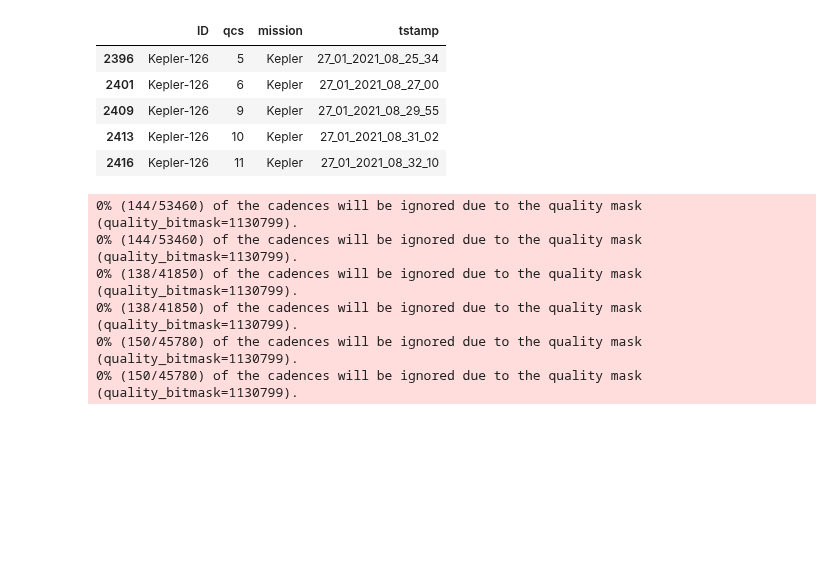
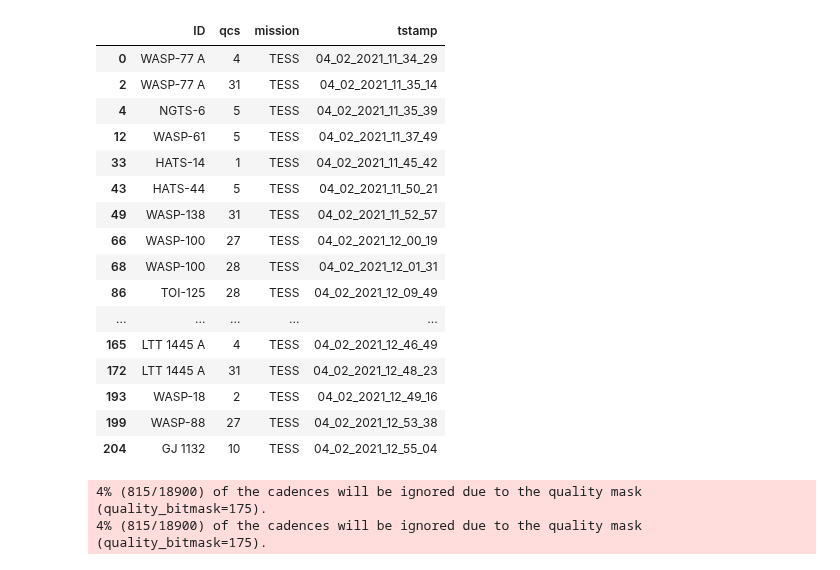
Before and after one commit to ekaterinailin/flaring-spi, a Jupyter notebook: notebooks/inspect_flare.ipynb, the cells around one changed output. Saved outputs shown, nothing was run; the diff lists cells and outputs as text; code cells hidden in the pictures; blank space fills up the shorter version.

```diff
--- a/notebooks/inspect_flare.ipynb
+++ b/notebooks/inspect_flare.ipynb
@@ -14,15 +29,27 @@ f.shape, ff.dropna().shape
 # %%
 gf = f[["ID","qcs","mission",'tstamp']].drop_duplicates(subset=["ID","qcs","mission"])
-gf.tail()
-# %% [output]
-|  | ID | qcs | mission | tstamp |
-| 2396 | Kepler-126 | 5 | Kepler | 27_01_2021_08_25_34 |
-| 2401 | Kepler-126 | 6 | Kepler | 27_01_2021_08_27_00 |
-| 2409 | Kepler-126 | 9 | Kepler | 27_01_2021_08_29_55 |
-| 2413 | Kepler-126 | 10 | Kepler | 27_01_2021_08_31_02 |
-| 2416 | Kepler-126 | 11 | Kepler | 27_01_2021_08_32_10 |
+# %%
+gf
+# %% [output]
+|  | ID | qcs | mission | tstamp |
+| 0 | WASP-77 A | 4 | TESS | 04_02_2021_11_34_29 |
+| 2 | WASP-77 A | 31 | TESS | 04_02_2021_11_35_14 |
+| 4 | NGTS-6 | 5 | TESS | 04_02_2021_11_35_39 |
+| 12 | WASP-61 | 5 | TESS | 04_02_2021_11_37_49 |
+| 33 | HATS-14 | 1 | TESS | 04_02_2021_11_45_42 |
+| 43 | HATS-44 | 5 | TESS | 04_02_2021_11_50_21 |
+| 49 | WASP-138 | 31 | TESS | 04_02_2021_11_52_57 |
+| 66 | WASP-100 | 27 | TESS | 04_02_2021_12_00_19 |
+| 68 | WASP-100 | 28 | TESS | 04_02_2021_12_01_31 |
+| 86 | TOI-125 | 28 | TESS | 04_02_2021_12_09_49 |
+| ... | ... | ... | ... | ... |
+| 165 | LTT 1445 A | 4 | TESS | 04_02_2021_12_46_49 |
+| 172 | LTT 1445 A | 31 | TESS | 04_02_2021_12_48_23 |
+| 193 | WASP-18 | 2 | TESS | 04_02_2021_12_49_16 |
+| 199 | WASP-88 | 27 | TESS | 04_02_2021_12_53_38 |
+| 204 | GJ 1132 | 10 | TESS | 04_02_2021_12_55_04 |
 # %%
-row = gf.iloc[195]
+row = gf.iloc[-1]
 
 # plot all flares for a light curve at once
 ID, qcs = row.ID, int(row.qcs)
@@ -40,10 +67,6 @@ elif type(lc) == list:
     lc = lc
 tts = np.array([(l.time[0], l.time[-1]) for l in lc])
 # %% [output]
-0% (144/53460) of the cadences will be ignored due to the quality mask (quality_bitmask=1130799).
-0% (144/53460) of the cadences will be ignored due to the quality mask (quality_bitmask=1130799).
-0% (138/41850) of the cadences will be ignored due to the quality mask (quality_bitmask=1130799).
-0% (138/41850) of the cadences will be ignored due to the quality mask (quality_bitmask=1130799).
-0% (150/45780) of the cadences will be ignored due to the quality mask (quality_bitmask=1130799).
-0% (150/45780) of the cadences will be ignored due to the quality mask (quality_bitmask=1130799).
+4% (815/18900) of the cadences will be ignored due to the quality mask (quality_bitmask=175).
+4% (815/18900) of the cadences will be ignored due to the quality mask (quality_bitmask=175).
 # %%
```
Also changed, not shown: parts of 9 cells of this notebook, 3 other files.
